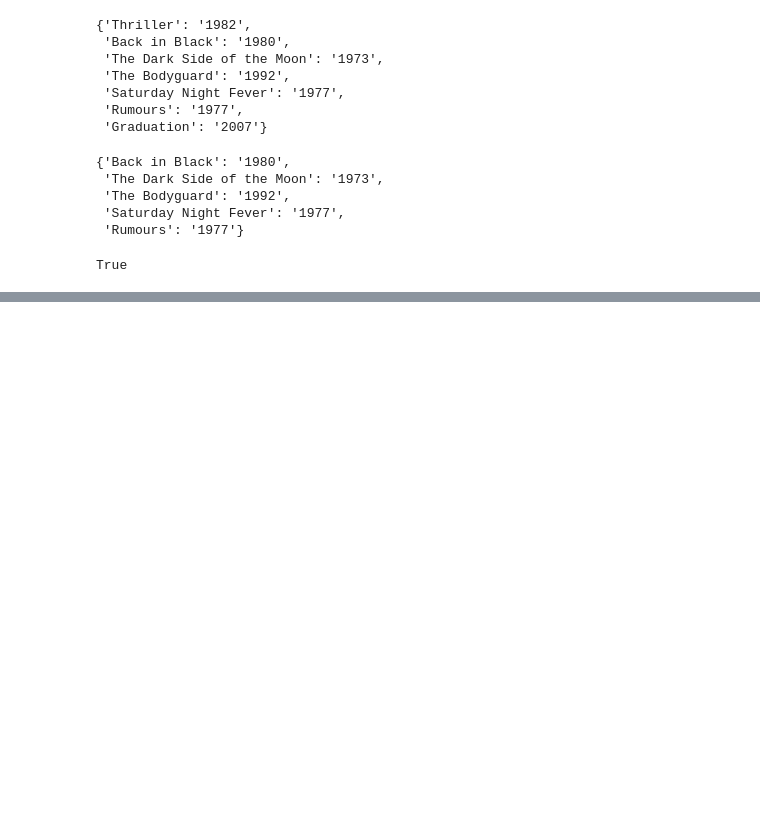
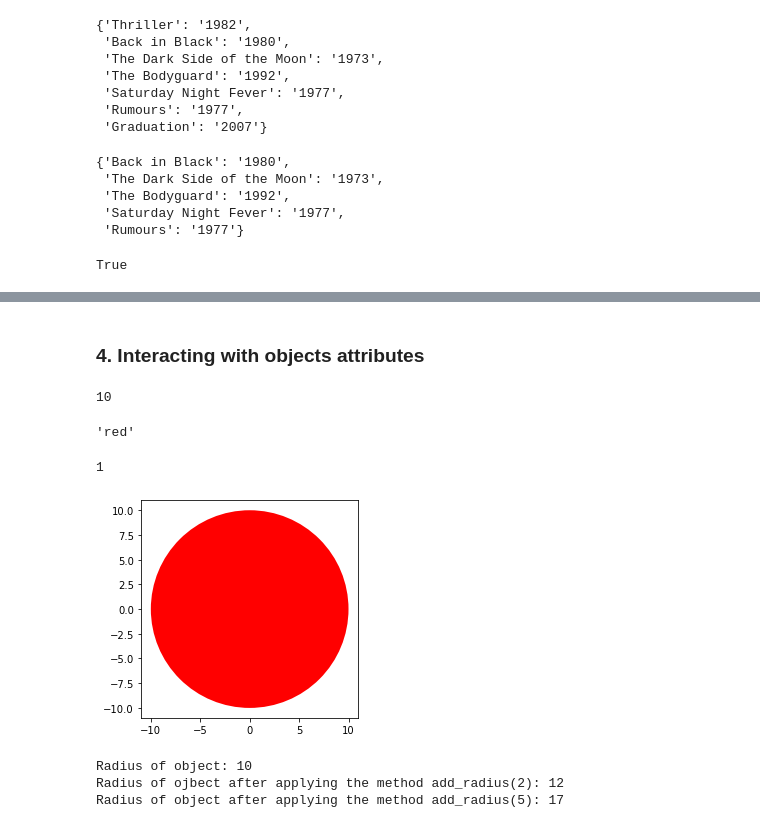
Before and after one commit to nar00uk/Data_Science, a Jupyter notebook: try_out.ipynb, the cells around one changed output, grey strips where cells are left out. Saved outputs shown, nothing was run; the diff lists cells and outputs as text; code cells hidden in the pictures; blank space fills up the shorter version.

```diff
--- a/try_out.ipynb
+++ b/try_out.ipynb
@@ -237,0 +354,19 @@ True
+# %%
+import matplotlib.pyplot as plt
+%matplotlib inline
+
+class Circle(object):
+    # Constructor
+    def __init__(self, radius=3, color='blue'):
+        self.radius = radius
+        self.color= color
+
+    # Methods
+    def add_radius(self, r):
+        self.radius = self.radius + r
+        return(self.radius)
+
+    def drawCircle(self):
+        plt.gca().add_patch(plt.Circle((0,0), radius=self.radius, fc=self.color))
+        plt.axis("scaled")
+        plt.show()
@@ -237,0 +375,2 @@ True
+# %%
+redCircle = Circle(10,'red')
@@ -237,0 +399,32 @@ True
+# %% [markdown]
+### 4. Interacting with objects attributes
+# %%
+redCircle.radius
+# %% [output]
+10
+# %%
+redCircle.color
+# %% [output]
+'red'
+# %%
+# set the object's attribute radius
+redCircle.radius = 1
+redCircle.radius
+# %% [output]
+1
+# %%
+# call the method drasCircle
+redCircle.drawCircle()
+# %% [output]
+[figure, added]
+# %%
+# Use method to change the ojbect attribute radius
+print("Radius of object:", redCircle.radius)
+redCircle.add_radius(2)
+print("Radius of ojbect after applying the method add_radius(2):", redCircle.radius)
+redCircle.add_radius(5)
+print("Radius of object after applying the method add_radius(5):", redCircle.radius)
+# %% [output]
+Radius of object: 10
+Radius of ojbect after applying the method add_radius(2): 12
+Radius of object after applying the method add_radius(5): 17
```
Also changed, not shown: parts of 44 cells of this notebook.
